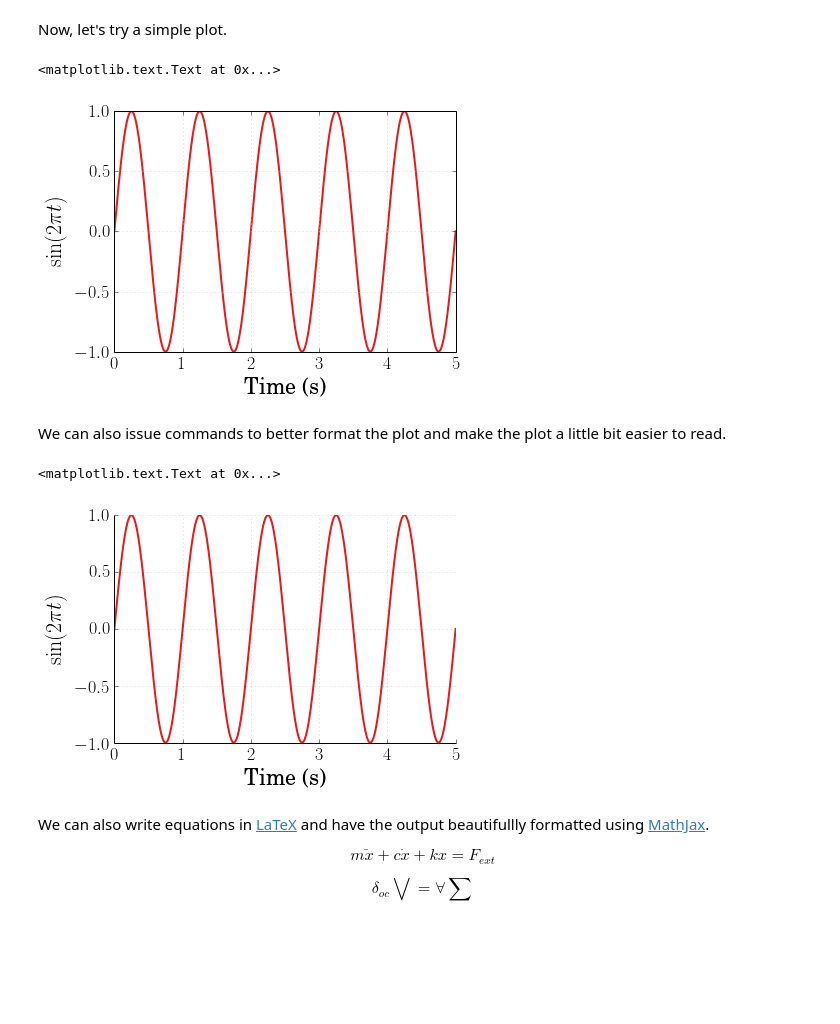
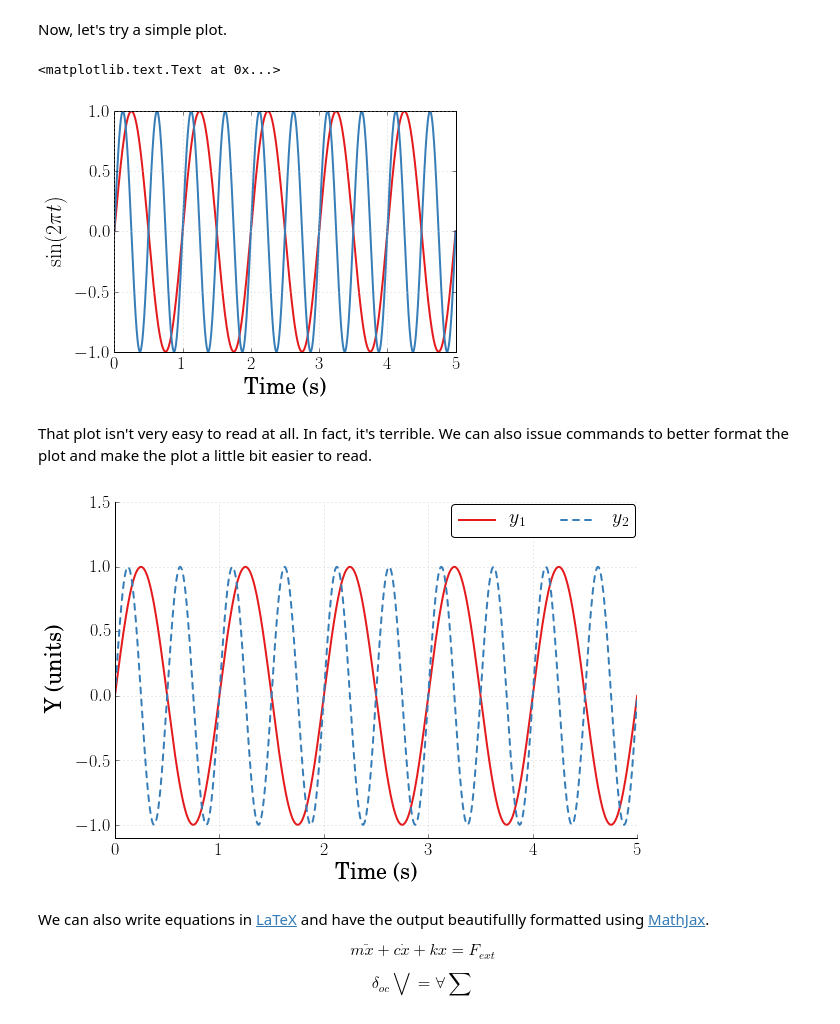
Before and after one commit to DocVaughan/MCHE485---Mechanical-Vibrations, a Jupyter notebook: IPython Notebooks/MCHE485 - Introduction.ipynb, the cells around one changed output. Saved outputs shown, nothing was run; the diff lists cells and outputs as text; code cells hidden in the pictures; blank space fills up the shorter version.

Commit message:
Updating some notebook formatting
* Updating to use the new CSS style
* Updated README.md to include licensing note

```diff
--- a/IPython Notebooks/MCHE485 - Introduction.ipynb
+++ b/IPython Notebooks/MCHE485 - Introduction.ipynb
@@ -73,37 +84,65 @@ Now, let's try a simple plot.
 # %%
 t = np.linspace(0, 5, 1000)  # Define the time vector (start,end,number of points)
 y = np.sin(2 * np.pi * t)
+y2 = np.sin(4 * np.pi * t)
 # %%
-plot(t, y)
-xlabel(r'Time (s)', fontsize=22, labelpad=5)
-ylabel(r'$\sin(2\pi t)$',fontsize=22, labelpad=8)
+# To plot, we need to preface our plotting commands with plt (the namespace we imported matplotlib under)
+# This effectively says "use the matplotlib version of this command"
+plt.plot(t, y)
+plt.plot(t, y2)
+plt.xlabel(r'Time (s)', fontsize=22, labelpad=5)
+plt.ylabel(r'$\sin(2\pi t)$',fontsize=22, labelpad=8)
 # %% [output]
 <matplotlib.text.Text at 0x...>
-[figure, old version]
+[figure, new version]
 # %% [markdown]
-We can also issue commands to better format the plot and make the plot a little bit easier to read.
+That plot isn't very easy to read at all. In fact, it's terrible. We can also issue commands to better format the plot and make the plot a little bit easier to read.
 # %%
-fig = figure(figsize=(6,4))
-ax = gca()
-subplots_adjust(bottom=0.17,left=0.17,top=0.96,right=0.96)
-setp(ax.get_ymajorticklabels(),fontsize=18)
-setp(ax.get_xmajorticklabels(),fontsize=18)
+# Set the plot size - 3x2 aspect ratio is best
+fig = plt.figure(figsize=(6,4))
+ax = plt.gca()
+plt.subplots_adjust(bottom=0.17,left=0.17,top=0.96,right=0.96)
+
+# Change the axis units to serif
+plt.setp(ax.get_ymajorticklabels(),family='serif',fontsize=18)
+plt.setp(ax.get_xmajorticklabels(),family='serif',fontsize=18)
+
 ax.spines['right'].set_color('none')
 ax.spines['top'].set_color('none')
+
 ax.xaxis.set_ticks_position('bottom')
 ax.yaxis.set_ticks_position('left')
+
+# Turn on the plot grid and set appropriate linestyle and color
 ax.grid(True,linestyle=':',color='0.75')
 ax.set_axisbelow(True)
 
-xlabel('Time (s)',fontsize=22,weight='bold',labelpad=5)
-ylabel('Position (m)',fontsize=22,weight='bold',labelpad=10)
+# Define the X and Y axis labels
+plt.xlabel('Time (s)',family='serif',fontsize=22,weight='bold',labelpad=5)
+plt.ylabel('Y (units)',family='serif',fontsize=22,weight='bold',labelpad=10)
 
-plot(t, y,linewidth=2)
-xlabel(r'Time (s)', fontsize=22, labelpad=5)
-ylabel(r'$\sin(2\pi t)$',fontsize=22, labelpad=8)
+plt.plot(t, y,linewidth=2,linestyle='-', label=r'$y_1$')
+plt.plot(t,y2,linewidth=2,linestyle='--', label=r'$y_2$')
+
+# uncomment below and set limits if needed
+plt.xlim(0,5)
+plt.ylim(-1.1,1.5)
+
+# Create the legend, then fix the fontsize
+leg = plt.legend(loc='upper right', ncol = 2, fancybox=True)
+ltext  = leg.get_texts()
+plt.setp(ltext,family='serif',fontsize=20)
+
+# Adjust the page layout filling the page using the new tight_layout command
+plt.tight_layout(pad=0.5)
+
+# Save the figure as a high-res pdf in the current folder
+# It's saved at the original 6x4 size
+# plt.savefig('plot_filename.pdf')
+
+fig.set_size_inches(9,6) # Resize the figure for better display in the notebook
 # %% [output]
-<matplotlib.text.Text at 0x...>
-[figure, old version]
+[figure, new version]
 # %% [markdown]
 We can also write equations in [LaTeX](http://www.latex-project.org) and have the output beautifullly formatted using [MathJax](http://www.mathjax.org).
 
```
Also changed, not shown: parts of 6 cells of this notebook, 4 other files.
